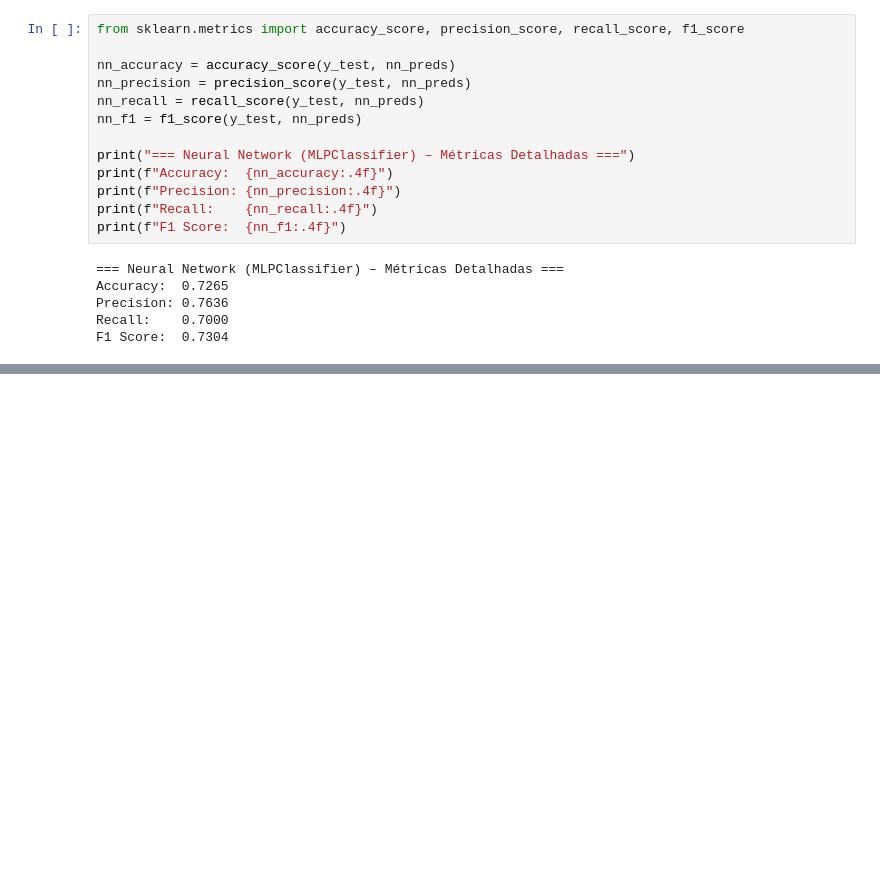
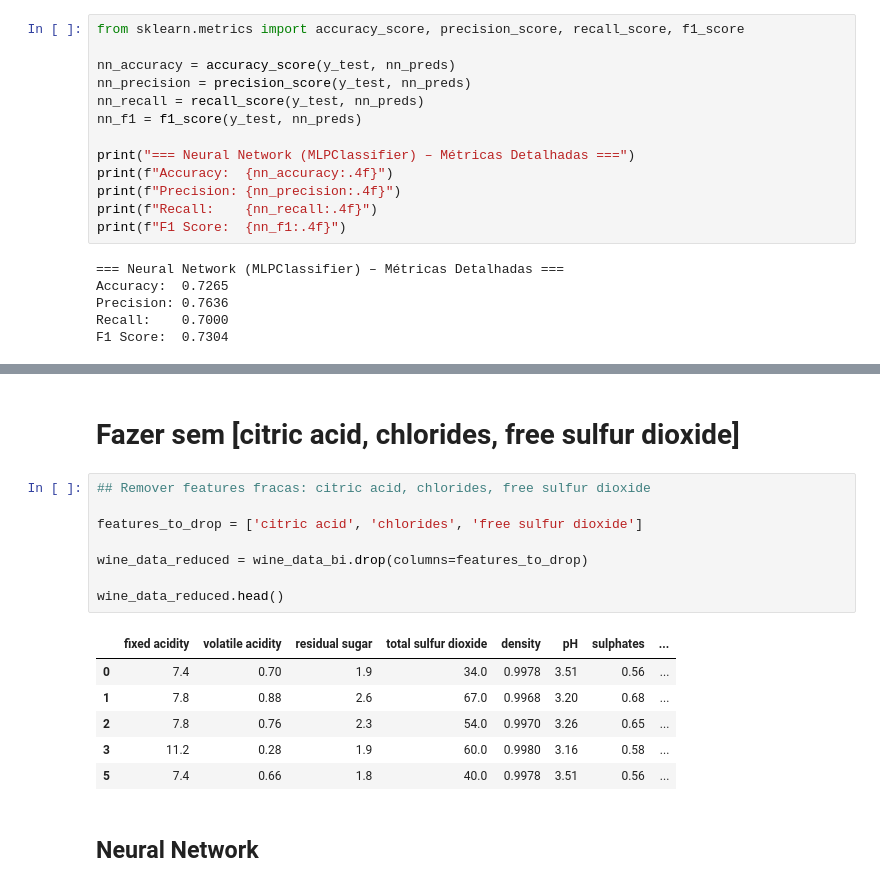
Before and after one commit to tomasgferreira06/ML_TP, a Jupyter notebook: projetoML.ipynb, the cells around one changed output, grey strips where cells are left out. Saved outputs shown, nothing was run; the diff lists cells and outputs as text; blank space fills up the shorter version.

```diff
--- a/proj.ipynb
+++ b/projetoML.ipynb
@@ -484,0 +646,19 @@ F1 Score:  0.7304
+# %% [markdown]
+# Fazer sem [citric acid, chlorides, free sulfur dioxide]
+# %%
+## Remover features fracas: citric acid, chlorides, free sulfur dioxide
+
+features_to_drop = ['citric acid', 'chlorides', 'free sulfur dioxide']
+
+wine_data_reduced = wine_data_bi.drop(columns=features_to_drop)
+
+wine_data_reduced.head()
+# %% [output]
+|  | fixed acidity | volatile acidity | residual sugar | total sulfur dioxide | density | pH | sulphates | ... |
+| 0 | 7.4 | 0.70 | 1.9 | 34.0 | 0.9978 | 3.51 | 0.56 | ... |
+| 1 | 7.8 | 0.88 | 2.6 | 67.0 | 0.9968 | 3.20 | 0.68 | ... |
+| 2 | 7.8 | 0.76 | 2.3 | 54.0 | 0.9970 | 3.26 | 0.65 | ... |
+| 3 | 11.2 | 0.28 | 1.9 | 60.0 | 0.9980 | 3.16 | 0.58 | ... |
+| 5 | 7.4 | 0.66 | 1.8 | 40.0 | 0.9978 | 3.51 | 0.56 | ... |
+# %% [markdown]
+## Neural Network
```
Also changed, not shown: parts of 23 cells of this notebook, 1 other file.
